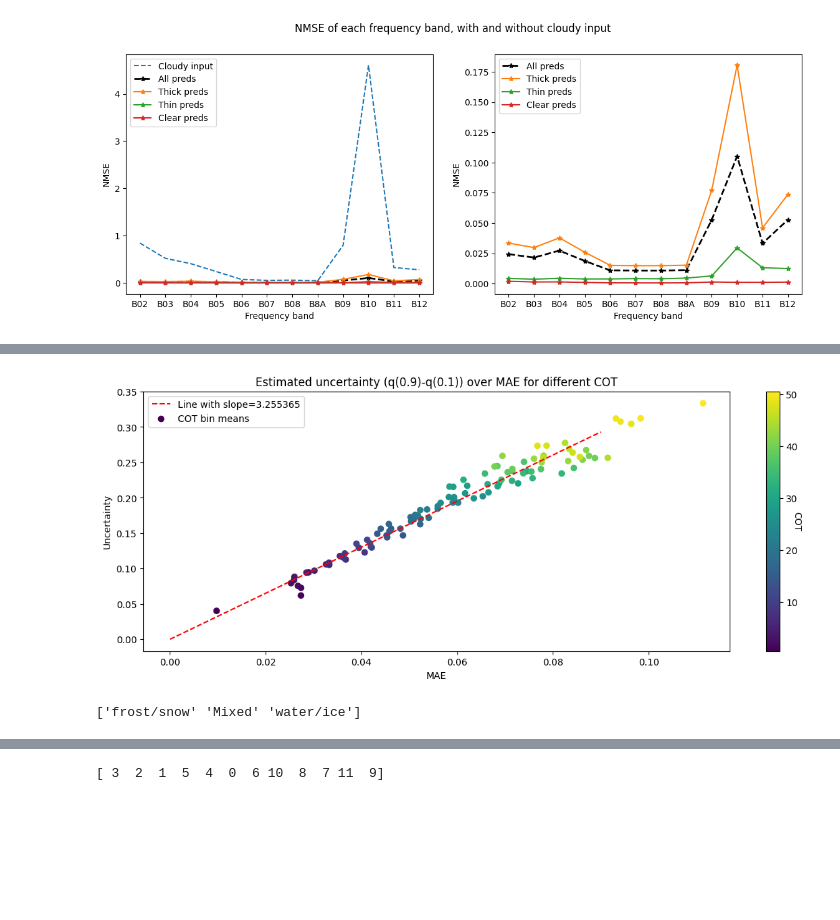
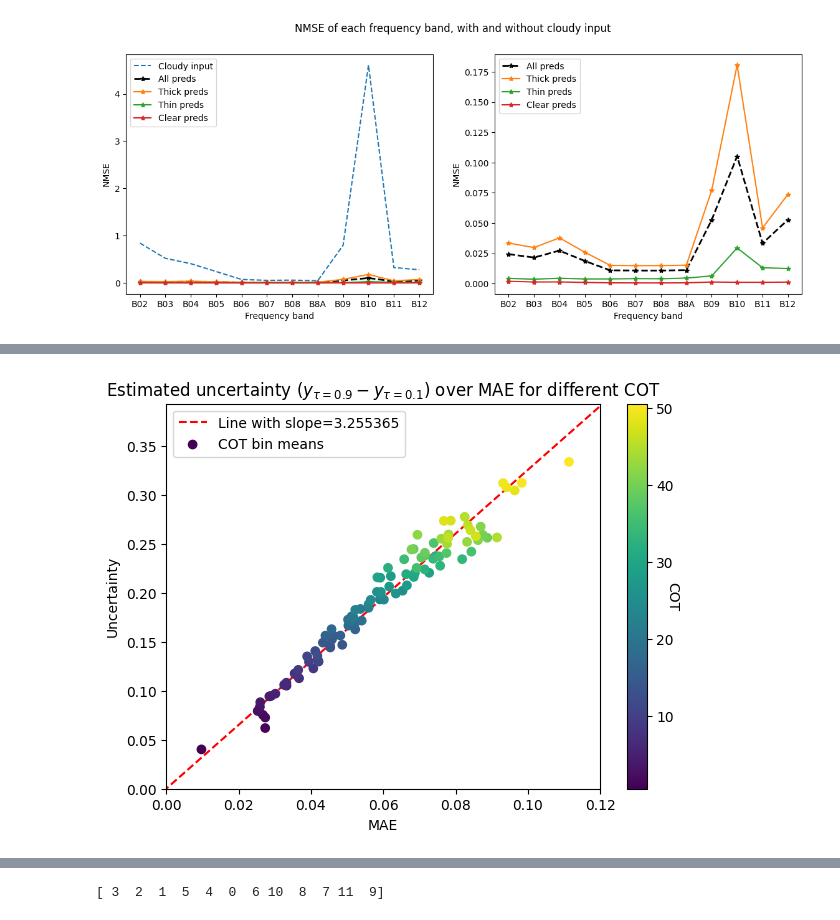
Before and after one commit to chiara-aisweden/cloud_rm, a Jupyter notebook: Showroom.ipynb, the cells around one changed output, grey strips where cells are left out. Drawn from its saved outputs; the diff is of its cells as text; code cells hidden in the pictures; blank space fills up the shorter version.

```diff
--- a/Showroom.ipynb
+++ b/Showroom.ipynb
@@ -311,6 +303,7 @@ err_mean_bins = err_bins/bin_freq
 unc_mean_bins = unc_bins/bin_freq
 
 x_COT=COTedges[:-1]+0.5
+plt.rcParams['figure.figsize'] = [7,5]
 plt.figure()
 plt.plot(x_COT,err_mean_bins)
 plt.plot(x_COT,unc_mean_bins)
@@ -324,33 +317,16 @@ plt.show()
 # %%
 plt.figure()
 slope=np.mean(np.divide(unc_mean_bins,err_mean_bins))
-line = plt.plot(np.linspace(0,0.09,20),slope*np.linspace(0,0.09,20),'r--')
-sc = plt.scatter(err_mean_bins,unc_mean_bins,c=x_COT)
-plt.title('Estimated uncertainty (q(0.9)-q(0.1)) over MAE for different COT')
+line = plt.plot(np.array([-1,1]),slope*np.array([-1,1]),'r--',zorder=0)
+sc = plt.scatter(err_mean_bins,unc_mean_bins,c=x_COT,zorder=10)
+plt.title(r'Estimated uncertainty ($y_{\tau =0.9}-y_{\tau =0.1}$) over MAE for different COT')
 plt.xlabel('MAE')
 plt.ylabel('Uncertainty')
 plt.legend(['Line with slope=%f' %slope,'COT bin means'])
 cb = plt.colorbar(sc)
 cb.set_label('COT', rotation=270)
+plt.ylim([0,0.393])
+plt.xlim([0,0.12])
 plt.show()
 # %% [output]
-[figure, old version]
+[figure, new version]
-# %%
-print(df.Surface_Desc_Dumb.unique())
-#Find all test surfaces
-surfs=np.array(df_test['Surface_Desc_Dumb'])
-#Divide into bins depending on COT
-waterice_true = y_test.to_numpy()[(surfs=='water/ice'),:]
-waterice_pred = preds_total[(surfs=='water/ice'),:,:]
-frostsnow_true = y_test.to_numpy()[(surfs=='frost/snow'),:]
-frostsnow_pred = preds_total[(surfs=='frost/snow'),:,:]
-veg_true = y_test.to_numpy()[(surfs=='vegetation'),:]
-veg_pred = preds_total[(surfs=='vegetation'),:,:]
-soil_true = y_test.to_numpy()[(surfs=='soil'),:]
-soil_pred = preds_total[(surfs=='soil'),:,:]
-rock_true = y_test.to_numpy()[(surfs=='rock'),:]
-rock_pred = preds_total[(surfs=='rock'),:,:]
-nonph_true = y_test.to_numpy()[(surfs=='nonphotosyntheticvegetation'),:]
-nonph_pred = preds_total[(surfs=='nonphotosyntheticvegetation'),:,:]
-# %% [output]
-['frost/snow' 'Mixed' 'water/ice']
```
Also changed, not shown: parts of 20 cells of this notebook, 46 other files.
